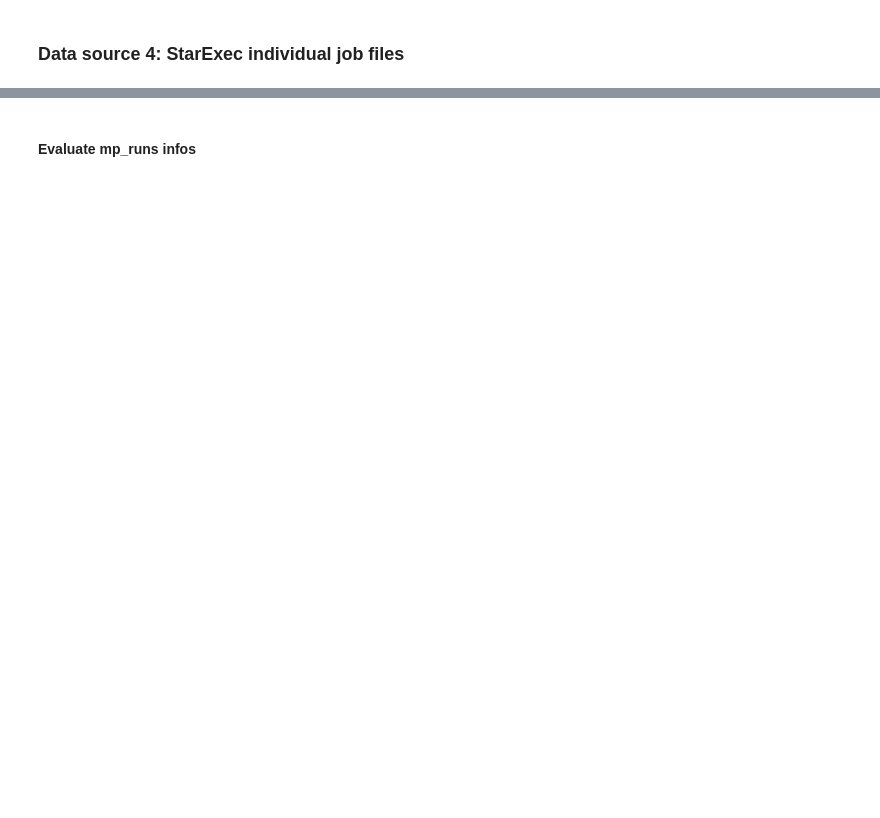
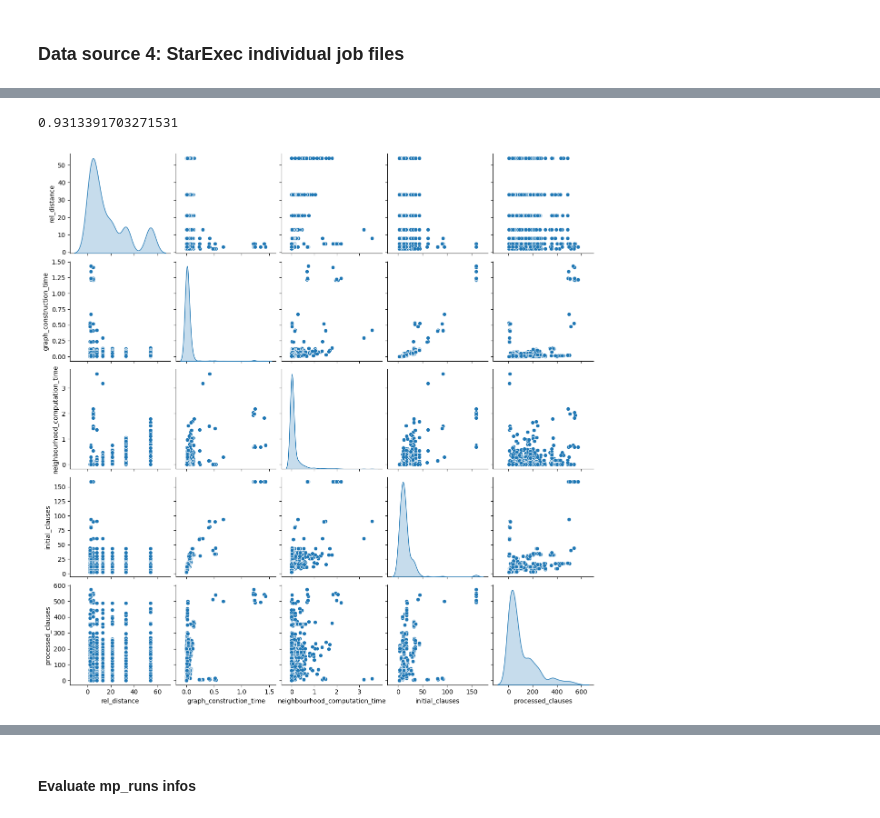
Before and after one commit to GehriJan/coursework-pyres, a Jupyter notebook: src/notebook.ipynb, the cells around one changed output, grey strips where cells are left out. Saved outputs shown, nothing was run; the diff lists cells and outputs as text; code cells hidden in the pictures; blank space fills up the shorter version.

Commit message:
feat(src): start computation of run-stats

```diff
--- a/src/notebook.ipynb
+++ b/src/notebook.ipynb
@@ -375,0 +392,21 @@ for new_column_name, pattern, col_type in new_column_specs:
+# %%
+df_filtered = (
+    df_se_indi
+    [
+        # df_se_indi["rel_distance"].notnull()
+         (df_se_indi["szs_status"]=="Unsatisfiable")
+        # & (df_se_indi["graph_construction_time"]<1)
+    ]
+
+    .reset_index(drop=True)
+)
+
+# df_filtered["summed_time"] = df_filtered["graph_construction_time"] + df_filtered["neighbourhood_computation_time"]
+# df_filtered.plot.scatter(x="rel_distance", y="graph_construction_time")
+# df_filtered.plot.scatter(x="rel_distance", y="neighbourhood_computation_time")
+# df_filtered.plot.scatter(x="rel_distance", y="summed_time")
+sns.pairplot(df_filtered[["rel_distance", "graph_construction_time", "neighbourhood_computation_time", "initial_clauses", "processed_clauses"]], diag_kind="kde")
+float(df_filtered["initial_clauses"].corr(df_filtered["graph_construction_time"]))
+# %% [output]
+0.9313391703271531
+[figure, added]
```
Also changed, not shown: parts of 24 cells of this notebook, 1 other file.
